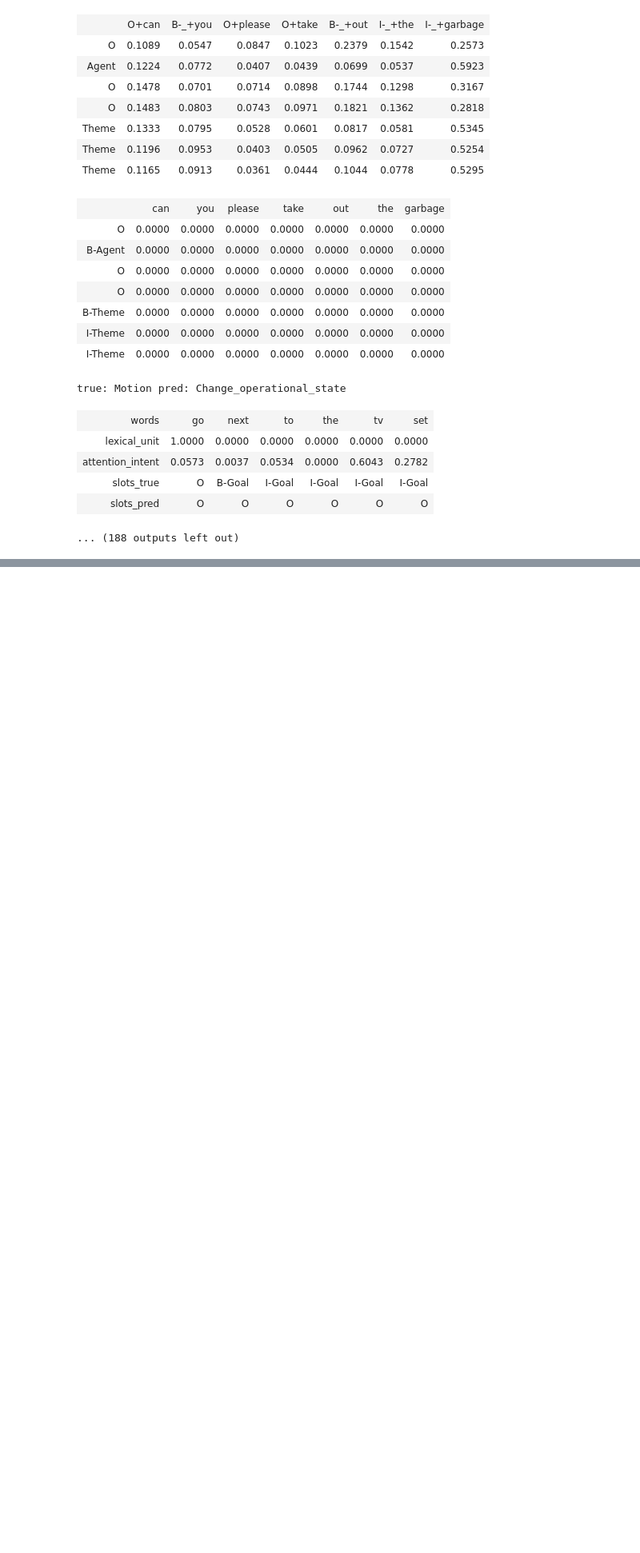
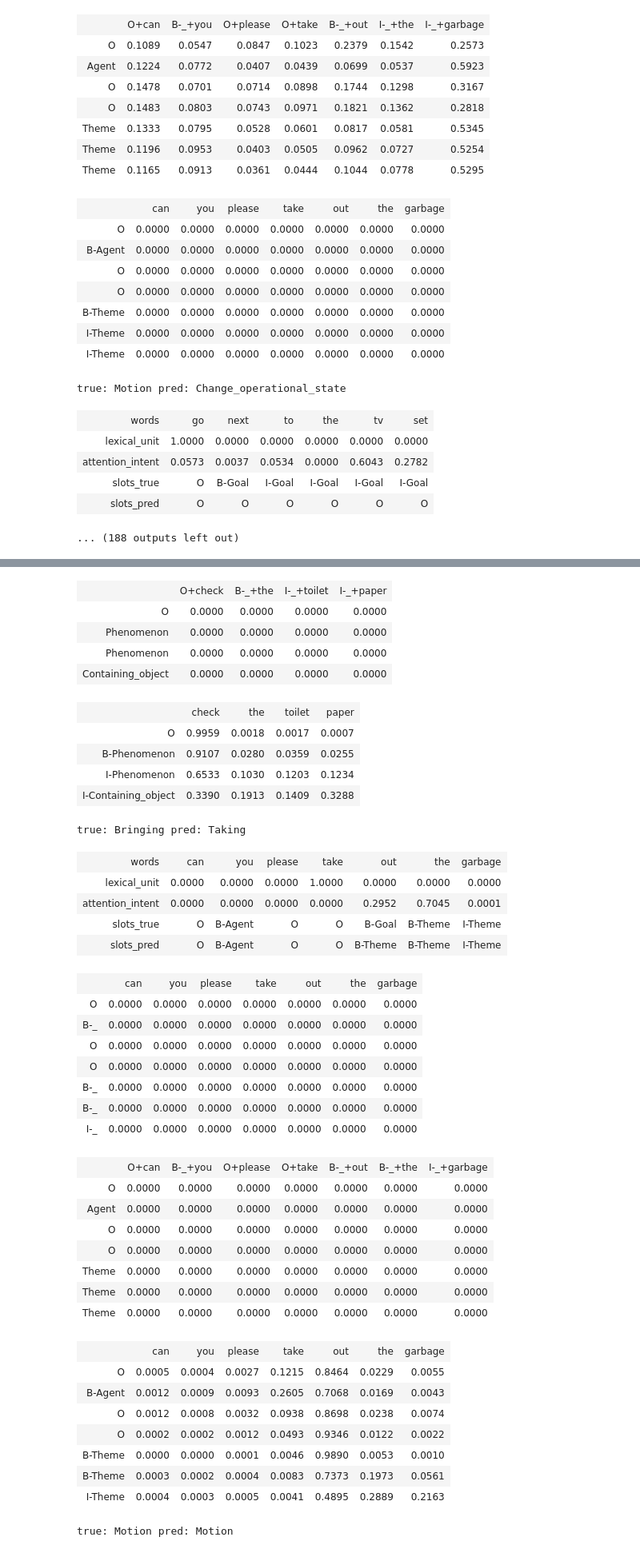
Before and after one commit to kmi-robots/hri-huric-rnn, a Jupyter notebook: attention_visualise.ipynb, the cells around one changed output, grey strips where cells are left out. Shown at 80% size. Saved outputs shown, nothing was run; the diff lists cells and outputs as text; code cells hidden in the pictures; blank space fills up the shorter version.

```diff
--- a/attention_visualise.ipynb
+++ b/attention_visualise.ipynb
@@ -224,0 +271,4 @@ display_all(data_weighted_emb)
+# %%
+data_weighted_emb = load_json(FOLDER_2_BI_RNN)
+display_all(data_weighted_emb)
+# %% [output]
@@ -224,0 +286,41 @@ display_all(data_weighted_emb)
+|  | O+check | B-_+the | I-_+toilet | I-_+paper |
+| O | 0.0000 | 0.0000 | 0.0000 | 0.0000 |
+| Phenomenon | 0.0000 | 0.0000 | 0.0000 | 0.0000 |
+| Phenomenon | 0.0000 | 0.0000 | 0.0000 | 0.0000 |
+| Containing_object | 0.0000 | 0.0000 | 0.0000 | 0.0000 |
+|  | check | the | toilet | paper |
+| O | 0.9959 | 0.0018 | 0.0017 | 0.0007 |
+| B-Phenomenon | 0.9107 | 0.0280 | 0.0359 | 0.0255 |
+| I-Phenomenon | 0.6533 | 0.1030 | 0.1203 | 0.1234 |
+| I-Containing_object | 0.3390 | 0.1913 | 0.1409 | 0.3288 |
+true: Bringing pred: Taking
+| words | can | you | please | take | out | the | garbage |
+| lexical_unit | 0.0000 | 0.0000 | 0.0000 | 1.0000 | 0.0000 | 0.0000 | 0.0000 |
+| attention_intent | 0.0000 | 0.0000 | 0.0000 | 0.0000 | 0.2952 | 0.7045 | 0.0001 |
+| slots_true | O | B-Agent | O | O | B-Goal | B-Theme | I-Theme |
+| slots_pred | O | B-Agent | O | O | B-Theme | B-Theme | I-Theme |
+|  | can | you | please | take | out | the | garbage |
+| O | 0.0000 | 0.0000 | 0.0000 | 0.0000 | 0.0000 | 0.0000 | 0.0000 |
+| B-_ | 0.0000 | 0.0000 | 0.0000 | 0.0000 | 0.0000 | 0.0000 | 0.0000 |
+| O | 0.0000 | 0.0000 | 0.0000 | 0.0000 | 0.0000 | 0.0000 | 0.0000 |
+| O | 0.0000 | 0.0000 | 0.0000 | 0.0000 | 0.0000 | 0.0000 | 0.0000 |
+| B-_ | 0.0000 | 0.0000 | 0.0000 | 0.0000 | 0.0000 | 0.0000 | 0.0000 |
+| B-_ | 0.0000 | 0.0000 | 0.0000 | 0.0000 | 0.0000 | 0.0000 | 0.0000 |
+| I-_ | 0.0000 | 0.0000 | 0.0000 | 0.0000 | 0.0000 | 0.0000 | 0.0000 |
+|  | O+can | B-_+you | O+please | O+take | B-_+out | B-_+the | I-_+garbage |
+| O | 0.0000 | 0.0000 | 0.0000 | 0.0000 | 0.0000 | 0.0000 | 0.0000 |
+| Agent | 0.0000 | 0.0000 | 0.0000 | 0.0000 | 0.0000 | 0.0000 | 0.0000 |
+| O | 0.0000 | 0.0000 | 0.0000 | 0.0000 | 0.0000 | 0.0000 | 0.0000 |
+| O | 0.0000 | 0.0000 | 0.0000 | 0.0000 | 0.0000 | 0.0000 | 0.0000 |
+| Theme | 0.0000 | 0.0000 | 0.0000 | 0.0000 | 0.0000 | 0.0000 | 0.0000 |
+| Theme | 0.0000 | 0.0000 | 0.0000 | 0.0000 | 0.0000 | 0.0000 | 0.0000 |
+| Theme | 0.0000 | 0.0000 | 0.0000 | 0.0000 | 0.0000 | 0.0000 | 0.0000 |
+|  | can | you | please | take | out | the | garbage |
+| O | 0.0005 | 0.0004 | 0.0027 | 0.1215 | 0.8464 | 0.0229 | 0.0055 |
+| B-Agent | 0.0012 | 0.0009 | 0.0093 | 0.2605 | 0.7068 | 0.0169 | 0.0043 |
+| O | 0.0012 | 0.0008 | 0.0032 | 0.0938 | 0.8698 | 0.0238 | 0.0074 |
+| O | 0.0002 | 0.0002 | 0.0012 | 0.0493 | 0.9346 | 0.0122 | 0.0022 |
+| B-Theme | 0.0000 | 0.0000 | 0.0001 | 0.0046 | 0.9890 | 0.0053 | 0.0010 |
+| B-Theme | 0.0003 | 0.0002 | 0.0004 | 0.0083 | 0.7373 | 0.1973 | 0.0561 |
+| I-Theme | 0.0004 | 0.0003 | 0.0005 | 0.0041 | 0.4895 | 0.2889 | 0.2163 |
+true: Motion pred: Motion
```
Also changed, not shown: parts of 5 cells of this notebook.
